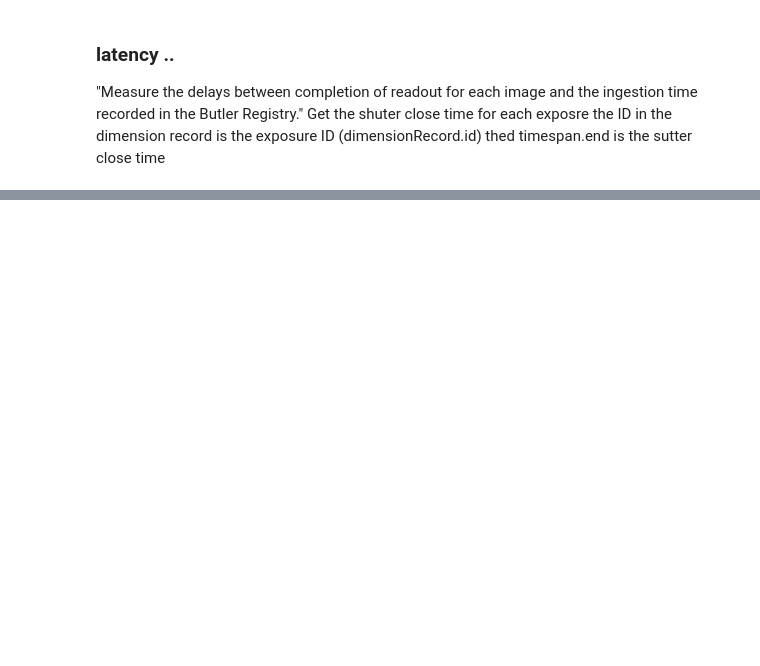
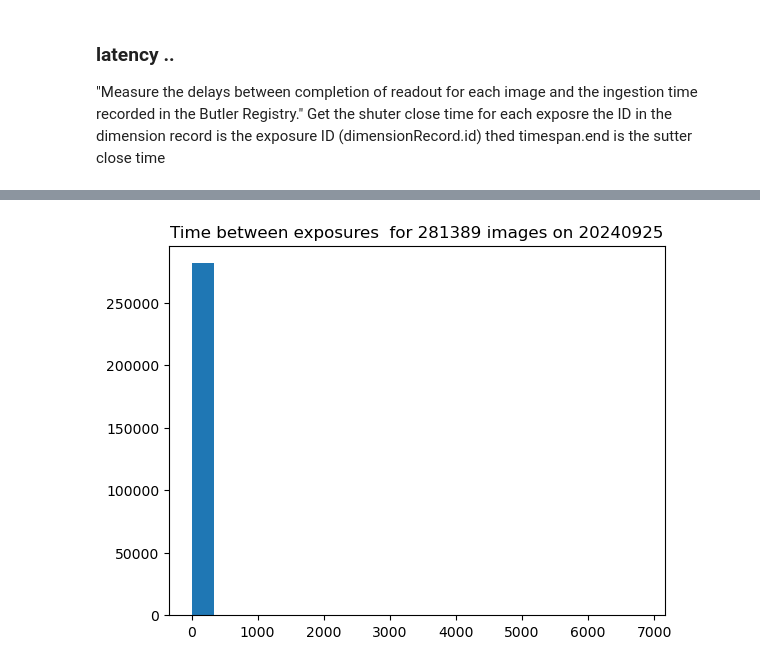
Before and after one commit to lsst-dm/image-transfers-info, a Jupyter notebook: ImageLatency-Summit-USDF.ipynb, the cells around one changed output, grey strips where cells are left out. Cells and saved outputs as stored; diff of their text form; code cells hidden in the pictures; blank space fills up the shorter version.

```diff
--- a/ImageLatency-Summit-USDF.ipynb
+++ b/ImageLatency-Summit-USDF.ipynb
@@ -79,0 +169,7 @@ plt.show()
+# %%
+seconds = list(map(lambda t:t*60.0,betweentimes))
+plt.hist(seconds,bins='auto')
+plt.title(f"Time between exposures  for {len(exptimes)} images on {day}")
+plt.show()
+# %% [output]
+[figure, added]
```
Also changed, not shown: parts of 10 cells of this notebook.
